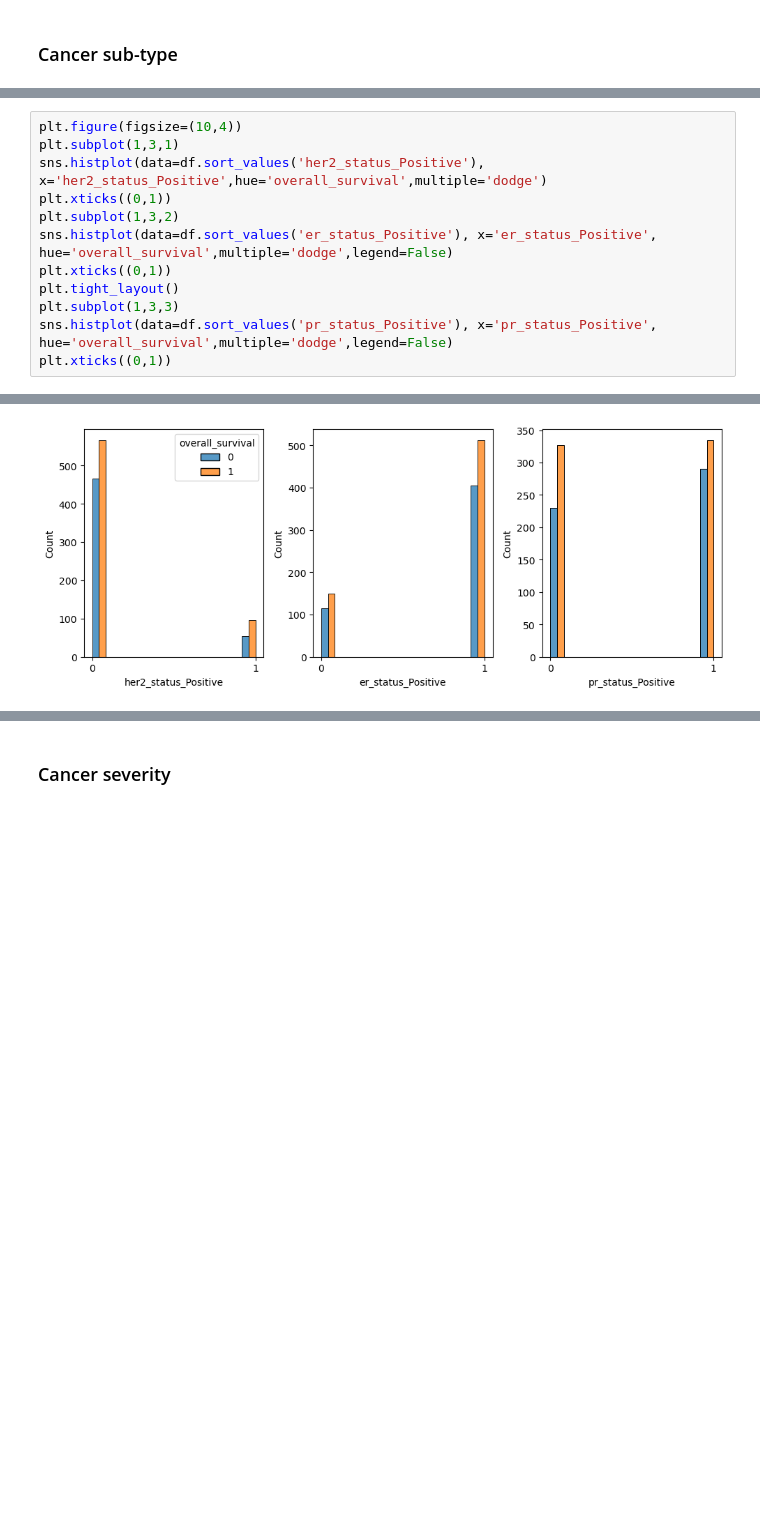
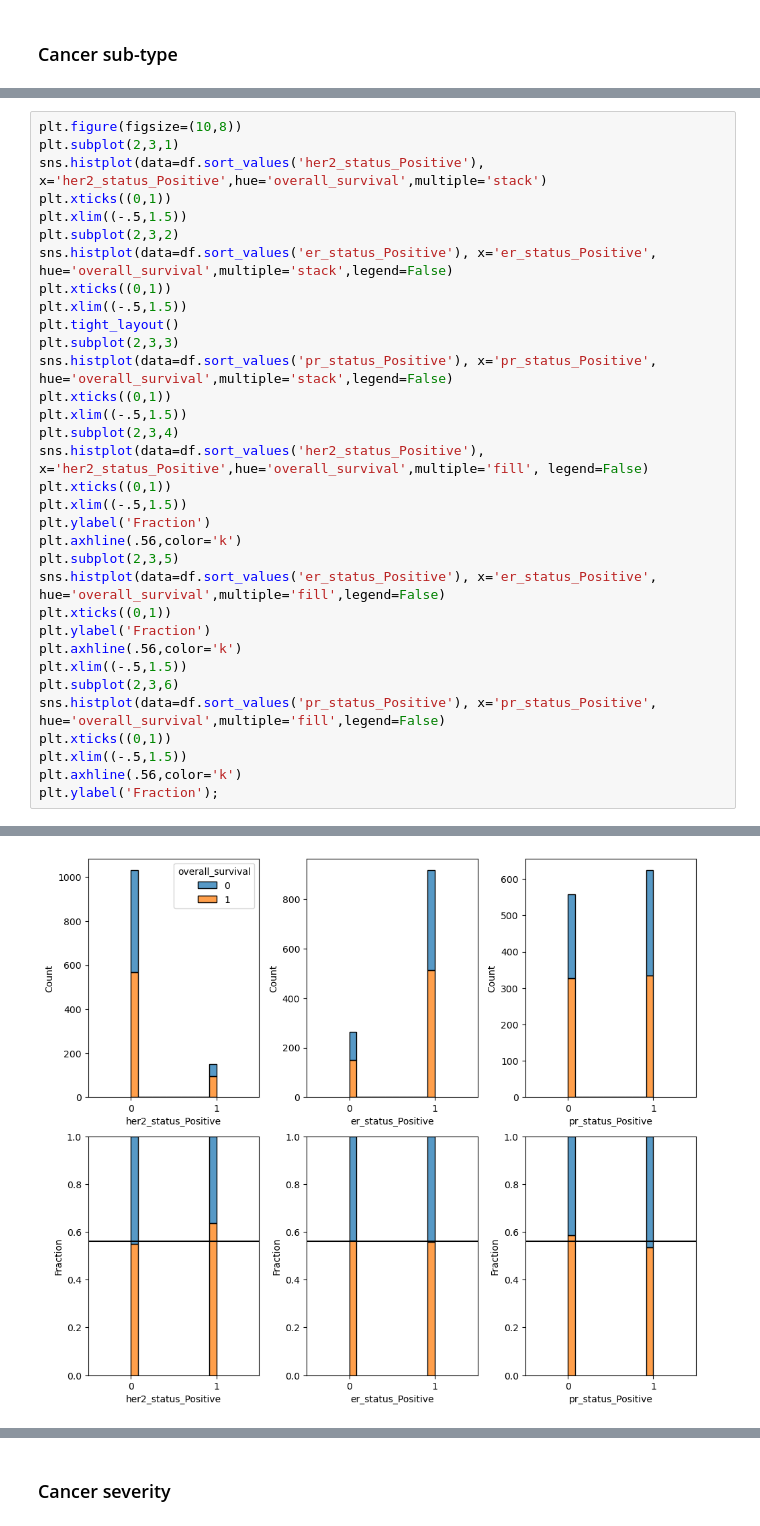
Before and after one commit to NinaCilliers/breast_cancer, a Jupyter notebook: breast_cancer.ipynb, the cells around one changed output, grey strips where cells are left out. Saved outputs shown, nothing was run; the diff lists cells and outputs as text; blank space fills up the shorter version.

```diff
--- a/breast_cancer.ipynb
+++ b/breast_cancer.ipynb
@@ -266,13 +290,34 @@ Index(['tp53', 'e2f3', 'stat3', 'tp53bp1', 'dll3', 'dtx3', 'ep300', 'maml3',
 # %%
-plt.figure(figsize=(10,4))
-plt.subplot(1,3,1)
-sns.histplot(data=df.sort_values('her2_status_Positive'), x='her2_status_Positive',hue='overall_survival',multiple='dodge')
+plt.figure(figsize=(10,8))
+plt.subplot(2,3,1)
+sns.histplot(data=df.sort_values('her2_status_Positive'), x='her2_status_Positive',hue='overall_survival',multiple='stack')
 plt.xticks((0,1))
-plt.subplot(1,3,2)
-sns.histplot(data=df.sort_values('er_status_Positive'), x='er_status_Positive', hue='overall_survival',multiple='dodge',legend=False)
+plt.xlim((-.5,1.5))
+plt.subplot(2,3,2)
+sns.histplot(data=df.sort_values('er_status_Positive'), x='er_status_Positive', hue='overall_survival',multiple='stack',legend=False)
 plt.xticks((0,1))
+plt.xlim((-.5,1.5))
 plt.tight_layout()
-plt.subplot(1,3,3)
-sns.histplot(data=df.sort_values('pr_status_Positive'), x='pr_status_Positive', hue='overall_survival',multiple='dodge',legend=False)
+plt.subplot(2,3,3)
+sns.histplot(data=df.sort_values('pr_status_Positive'), x='pr_status_Positive', hue='overall_survival',multiple='stack',legend=False)
 plt.xticks((0,1))
+plt.xlim((-.5,1.5))
+plt.subplot(2,3,4)
+sns.histplot(data=df.sort_values('her2_status_Positive'), x='her2_status_Positive',hue='overall_survival',multiple='fill', legend=False)
+plt.xticks((0,1))
+plt.xlim((-.5,1.5))
+plt.ylabel('Fraction')
+plt.axhline(.56,color='k')
+plt.subplot(2,3,5)
+sns.histplot(data=df.sort_values('er_status_Positive'), x='er_status_Positive', hue='overall_survival',multiple='fill',legend=False)
+plt.xticks((0,1))
+plt.ylabel('Fraction')
+plt.axhline(.56,color='k')
+plt.xlim((-.5,1.5))
+plt.subplot(2,3,6)
+sns.histplot(data=df.sort_values('pr_status_Positive'), x='pr_status_Positive', hue='overall_survival',multiple='fill',legend=False)
+plt.xticks((0,1))
+plt.xlim((-.5,1.5))
+plt.axhline(.56,color='k')
+plt.ylabel('Fraction');
 # %% [output]
@@ -282 +324 @@ plt.xticks((0,1))
-[figure, old version]
+[figure, new version]
```
Also changed, not shown: parts of 82 cells of this notebook.
